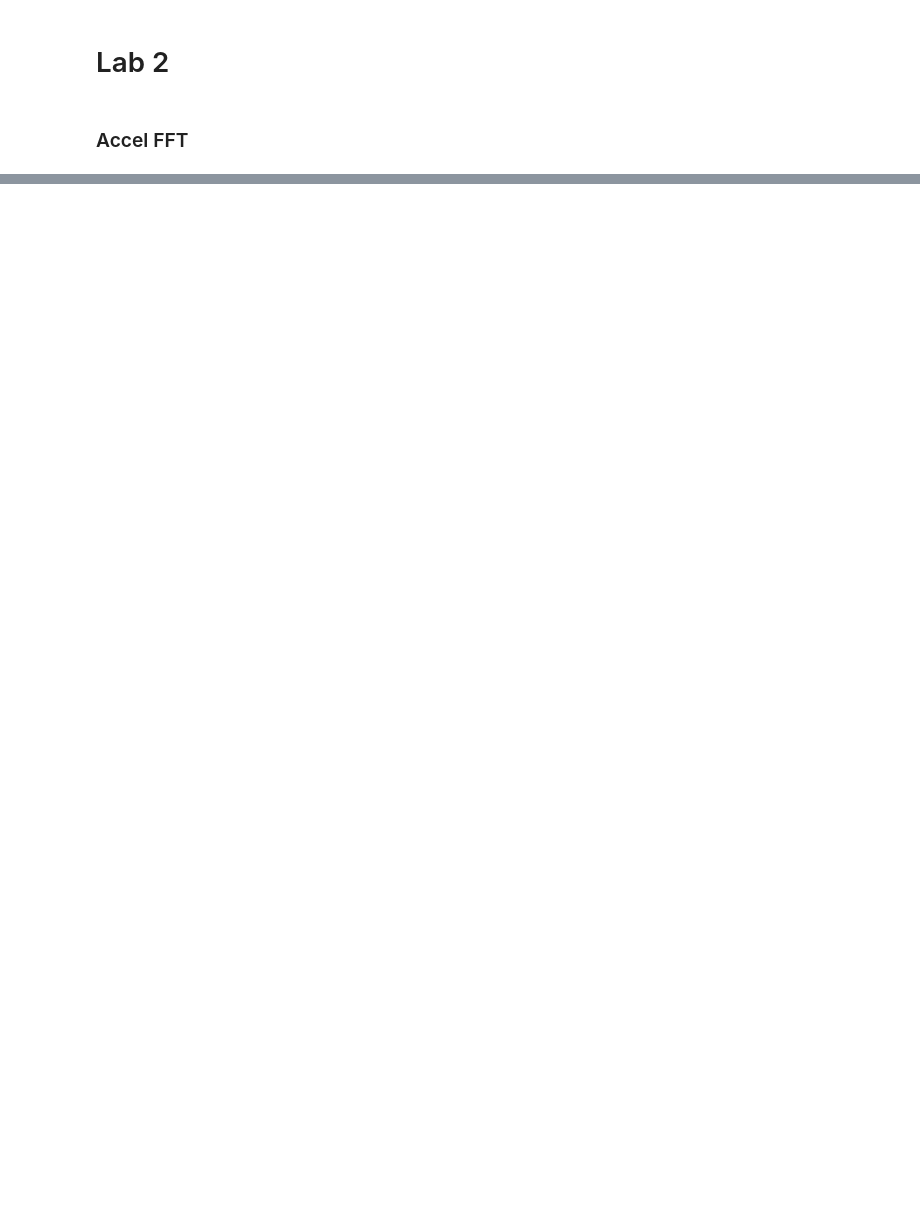
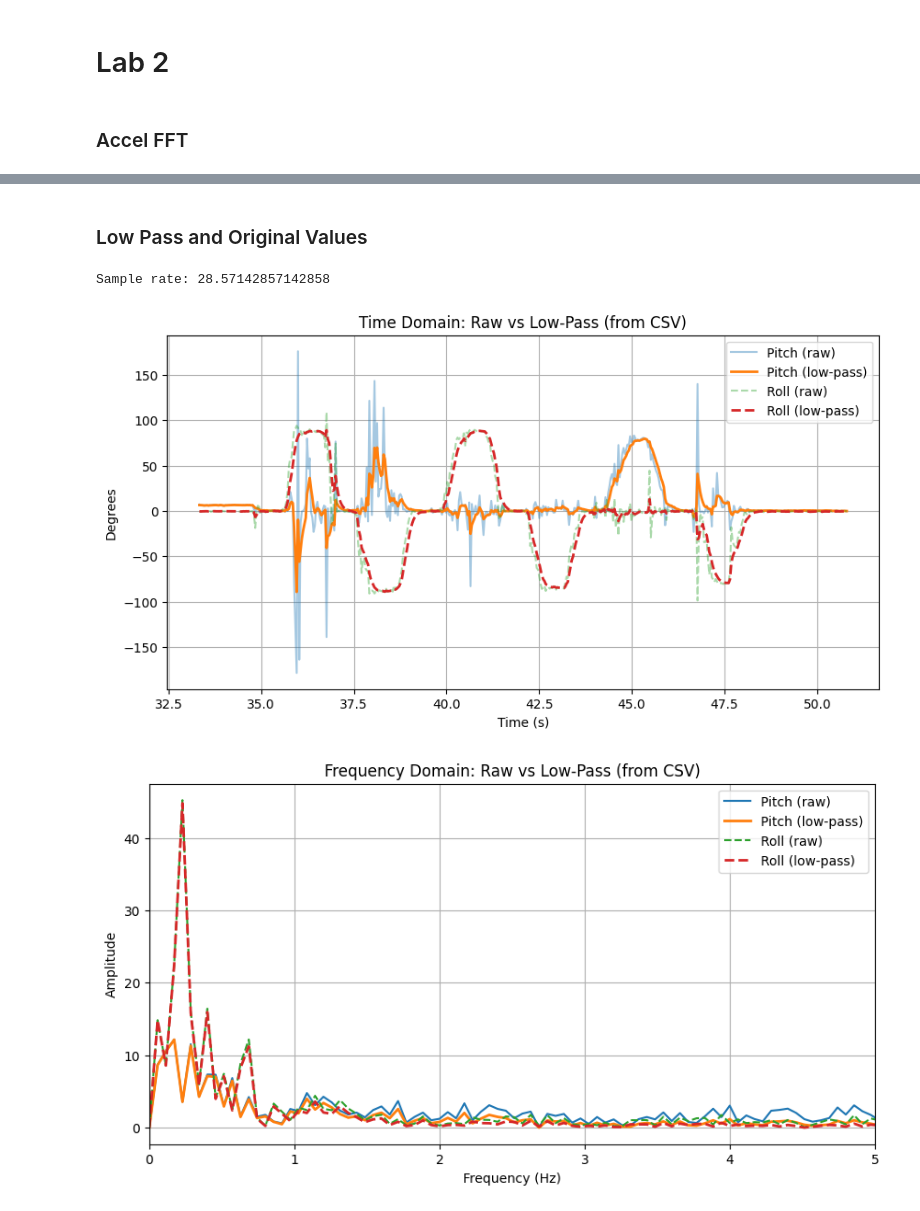
Before and after one commit to leslier7/ece5160-fast-robotics, a Jupyter notebook: Lab2/Lab2Python.ipynb, the cells around one changed output, grey strips where cells are left out. Drawn from its saved outputs; the diff is of its cells as text; code cells hidden in the pictures; blank space fills up the shorter version.

```diff
--- a/Lab2/Lab2Python.ipynb
+++ b/Lab2/Lab2Python.ipynb
@@ -51,0 +156,73 @@ plt.show()
+# %% [markdown]
+### Low Pass and Original Values
+# %%
+import numpy as np
+import matplotlib.pyplot as plt
+import pandas as pd
+
+# ======================
+# Load the CSV
+# ======================
+df = pd.read_csv("AllData.csv")
+
+pitch    = df["Pitch"].to_numpy()
+roll     = df["Roll"].to_numpy()
+pitch_lp = df["Pitch_LPF"].to_numpy()
+roll_lp  = df["Roll_LPF"].to_numpy()
+t        = df["Time"].to_numpy() / 1000.0
+
+# ======================
+# Sample rate
+# ======================
+dt = np.diff(t)
+T = np.mean(dt)
+sample_rate = 1.0 / T
+print("Sample rate:", sample_rate)
+
+N = len(pitch)
+
+# ======================
+# Time-domain plot
+# ======================
+plt.figure(figsize=(10, 5))
+plt.plot(t, pitch, label="Pitch (raw)", alpha=0.4)
+plt.plot(t, pitch_lp, label="Pitch (low-pass)", linewidth=2)
+
+plt.plot(t, roll, label="Roll (raw)", alpha=0.4, linestyle="--")
+plt.plot(t, roll_lp, label="Roll (low-pass)", linewidth=2, linestyle="--")
+
+plt.xlabel("Time (s)")
+plt.ylabel("Degrees")
+plt.title("Time Domain: Raw vs Low-Pass (from CSV)")
+plt.legend()
+plt.grid(True)
+plt.show()
+
+# ======================
+# Frequency-domain plot
+# ======================
+def spectrum(x):
+    x0 = x - np.mean(x)
+    X = np.fft.rfft(x0)
+    return (2 / N) * np.abs(X)
+
+frequency = np.fft.rfftfreq(N, d=1/sample_rate)
+
+plt.figure(figsize=(10, 5))
+plt.plot(frequency, spectrum(pitch), label="Pitch (raw)")
+plt.plot(frequency, spectrum(pitch_lp), label="Pitch (low-pass)", linewidth=2)
+
+plt.plot(frequency, spectrum(roll), label="Roll (raw)", linestyle="--")
+plt.plot(frequency, spectrum(roll_lp), label="Roll (low-pass)", linestyle="--", linewidth=2)
+
+plt.xlim(0, 5)
+plt.xlabel("Frequency (Hz)")
+plt.ylabel("Amplitude")
+plt.title("Frequency Domain: Raw vs Low-Pass (from CSV)")
+plt.legend()
+plt.grid(True)
+plt.show()
+# %% [output]
+Sample rate: 28.57142857142858
+[figure, added]
+[figure, added]
```
Also changed, not shown: parts of 7 cells of this notebook, 3 other files.
